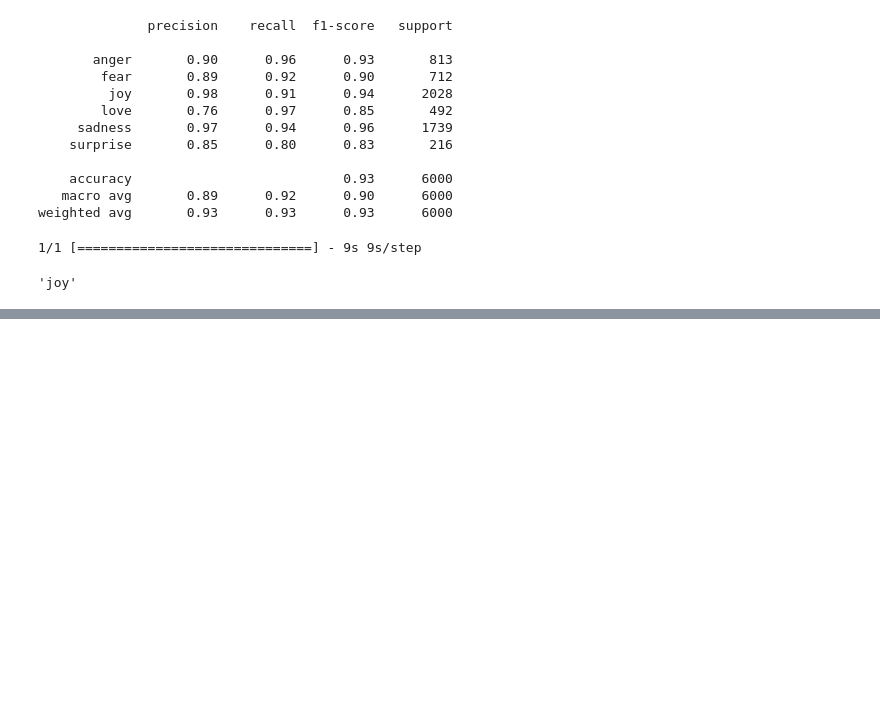
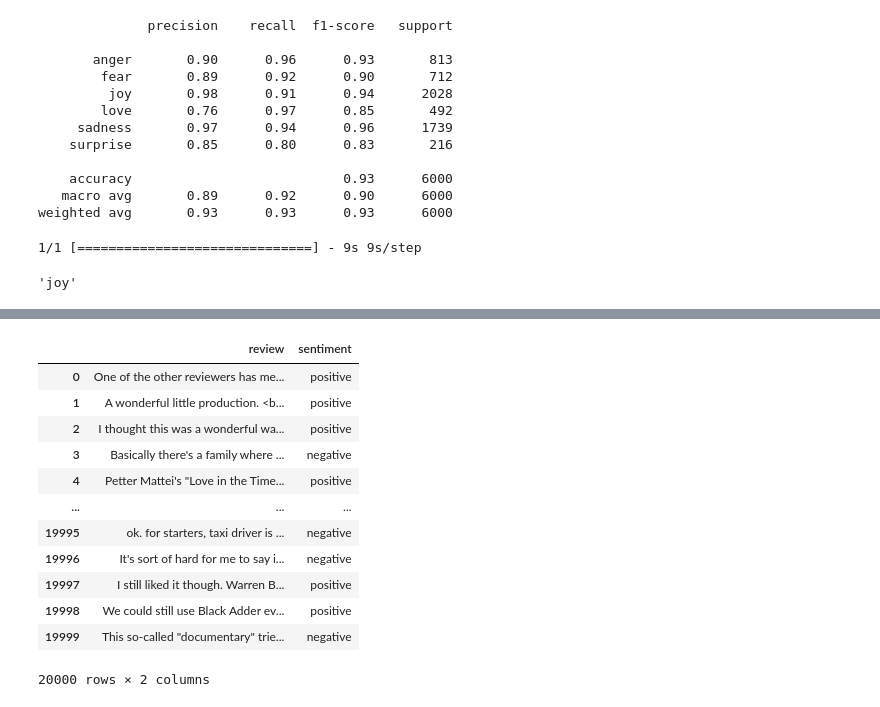
Before and after one commit to HJNVR/papers, a Jupyter notebook: Bert/fine_tune_bert.ipynb, the cells around one changed output, grey strips where cells are left out. Drawn from its saved outputs; the diff is of its cells as text; code cells hidden in the pictures; blank space fills up the shorter version.

```diff
--- a/Bert/fine_tune_bert.ipynb
+++ b/Bert/fine_tune_bert.ipynb
@@ -326,0 +359,16 @@ y_predicted_single
+# %%
+df
+# %% [output]
+|  | review | sentiment |
+| 0 | One of the other reviewers has me... | positive |
+| 1 | A wonderful little production. <b... | positive |
+| 2 | I thought this was a wonderful wa... | positive |
+| 3 | Basically there's a family where ... | negative |
+| 4 | Petter Mattei's "Love in the Time... | positive |
+| ... | ... | ... |
+| 19995 | ok. for starters, taxi driver is ... | negative |
+| 19996 | It's sort of hard for me to say i... | negative |
+| 19997 | I still liked it though. Warren B... | positive |
+| 19998 | We could still use Black Adder ev... | positive |
+| 19999 | This so-called "documentary" trie... | negative |
+20000 rows × 2 columns
```
Also changed, not shown: parts of 24 cells of this notebook.
